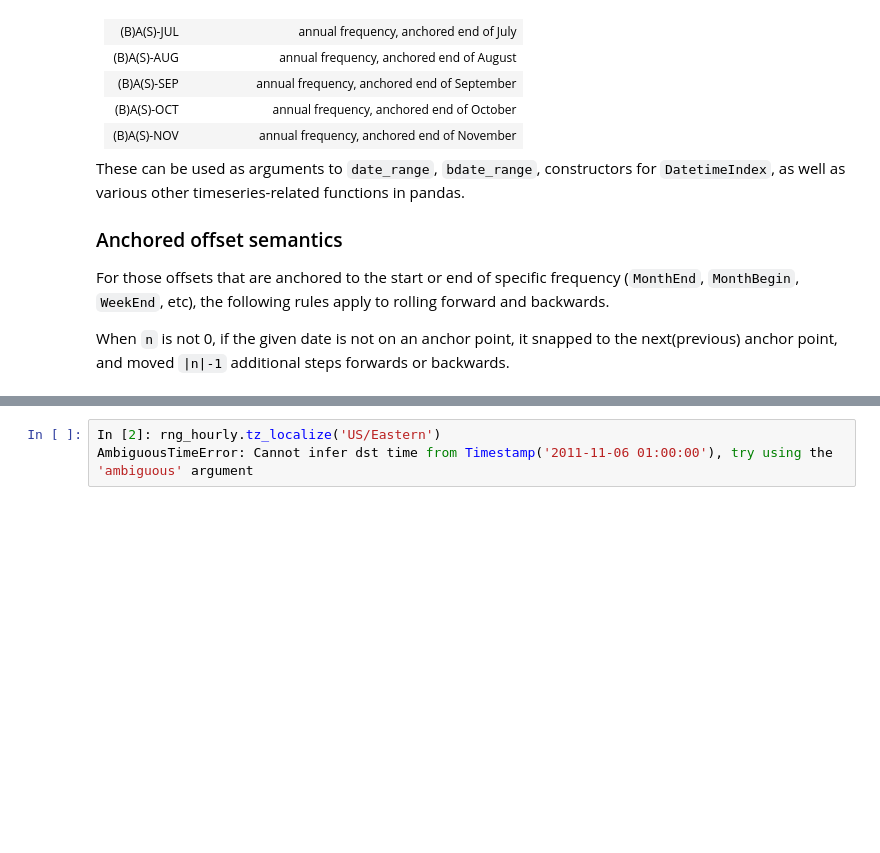
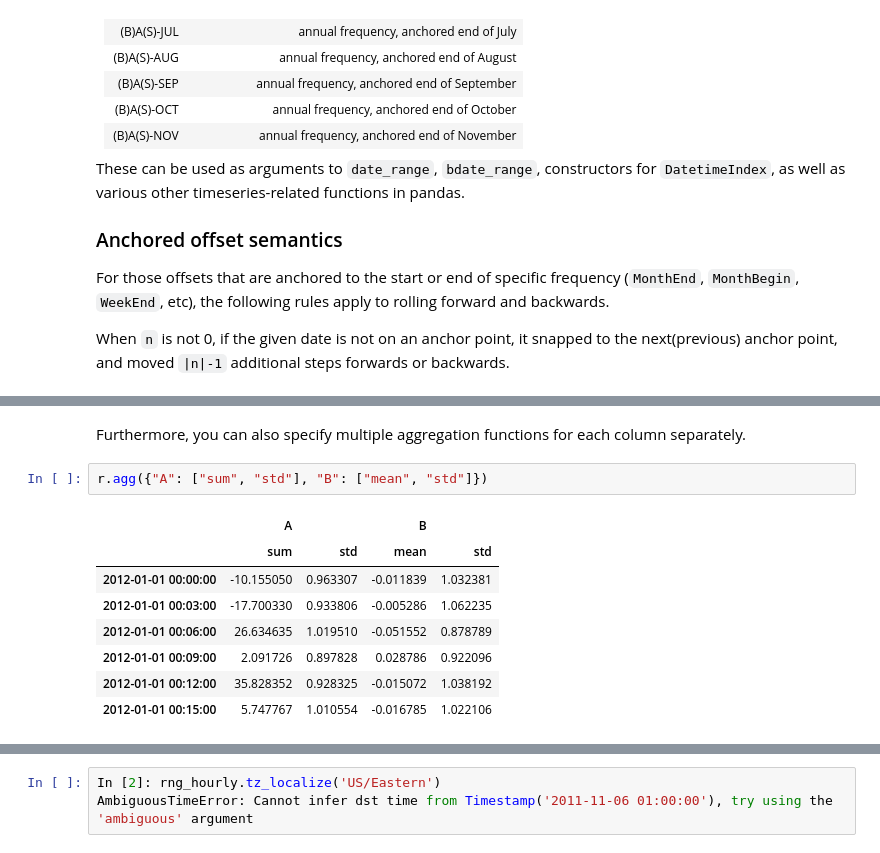
Before and after one commit to mcd-unison/ing-caract, a Jupyter notebook: ejemplos/tipos/python/timestamp.ipynb, the cells around one changed output, grey strips where cells are left out. Drawn from its saved outputs; the diff is of its cells as text; blank space fills up the shorter version.

```diff
--- a/ejemplos/tipos/python/timestamp.ipynb
+++ b/ejemplos/tipos/python/timestamp.ipynb
@@ -1895,0 +2497,14 @@ steps forwards or backwards.
+# %% [markdown]
+Furthermore, you can also specify multiple aggregation functions for
+each column separately.
+# %%
+r.agg({"A": ["sum", "std"], "B": ["mean", "std"]})
+# %% [output]
+|  | A |  | B |  |
+|  | sum | std | mean | std |
+| 2012-01-01 00:00:00 | -10.155050 | 0.963307 | -0.011839 | 1.032381 |
+| 2012-01-01 00:03:00 | -17.700330 | 0.933806 | -0.005286 | 1.062235 |
+| 2012-01-01 00:06:00 | 26.634635 | 1.019510 | -0.051552 | 0.878789 |
+| 2012-01-01 00:09:00 | 2.091726 | 0.897828 | 0.028786 | 0.922096 |
+| 2012-01-01 00:12:00 | 35.828352 | 0.928325 | -0.015072 | 1.038192 |
+| 2012-01-01 00:15:00 | 5.747767 | 1.010554 | -0.016785 | 1.022106 |
```
Also changed, not shown: parts of 99 cells of this notebook.
